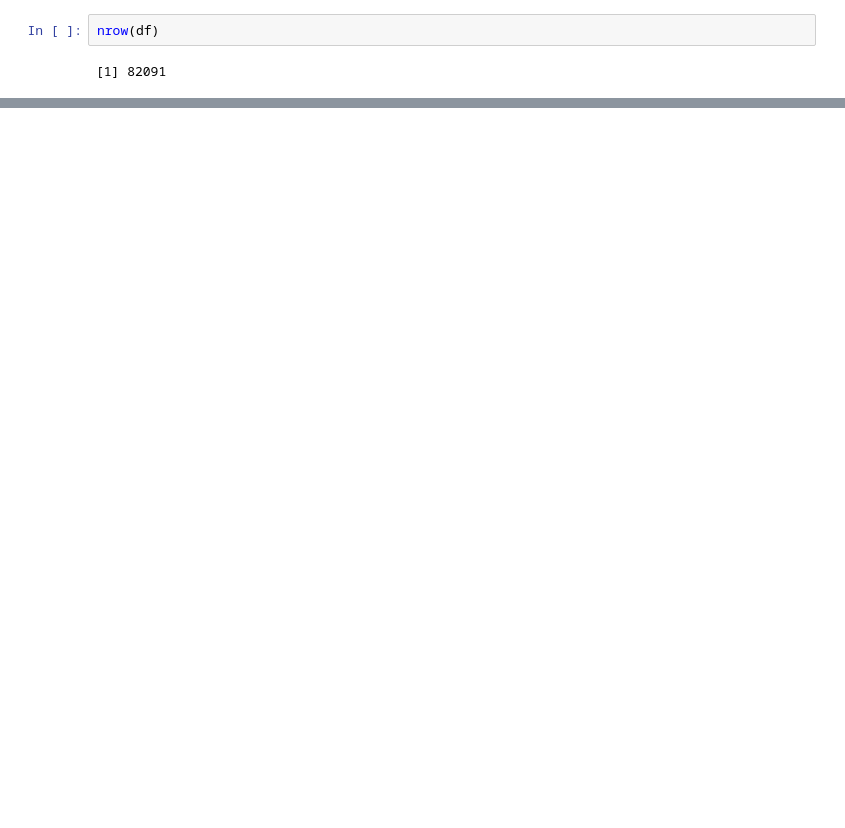
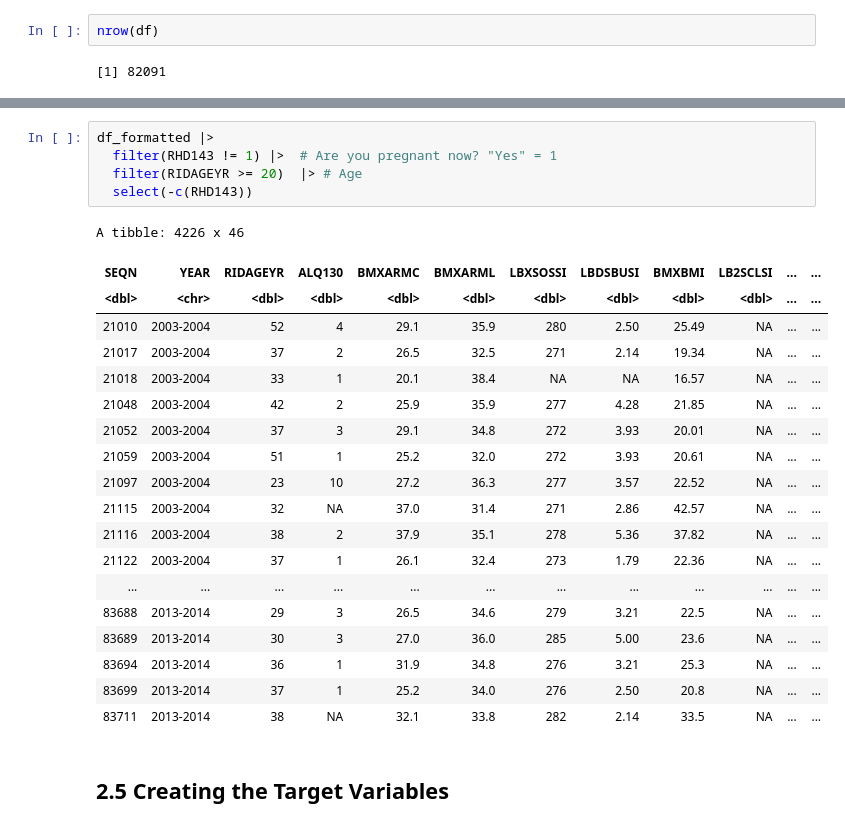
Before and after one commit to pipegalera/ml_diabetes, a Jupyter notebook: papers/Dinh et al. (2019)/R_replicate_Dinh.ipynb, the cells around one changed output, grey strips where cells are left out. Saved outputs shown, nothing was run; the diff lists cells and outputs as text; blank space fills up the shorter version.

```diff
--- a/papers/Dinh et al. (2019)/R_replicate_Dinh.ipynb
+++ b/papers/Dinh et al. (2019)/R_replicate_Dinh.ipynb
@@ -355,0 +493,27 @@ normalize_columns <- function(master, columns) {
+# %%
+df_formatted |>
+  filter(RHD143 != 1) |>  # Are you pregnant now? "Yes" = 1
+  filter(RIDAGEYR >= 20)  |> # Age
+  select(-c(RHD143))
+# %% [output]
+A tibble: 4226 x 46
+| SEQN | YEAR | RIDAGEYR | ALQ130 | BMXARMC | BMXARML | LBXSOSSI | LBDSBUSI | BMXBMI | LB2SCLSI | ... | ... |
+| <dbl> | <chr> | <dbl> | <dbl> | <dbl> | <dbl> | <dbl> | <dbl> | <dbl> | <dbl> | ... | ... |
+| 21010 | 2003-2004 | 52 | 4 | 29.1 | 35.9 | 280 | 2.50 | 25.49 | NA | ... | ... |
+| 21017 | 2003-2004 | 37 | 2 | 26.5 | 32.5 | 271 | 2.14 | 19.34 | NA | ... | ... |
+| 21018 | 2003-2004 | 33 | 1 | 20.1 | 38.4 | NA | NA | 16.57 | NA | ... | ... |
+| 21048 | 2003-2004 | 42 | 2 | 25.9 | 35.9 | 277 | 4.28 | 21.85 | NA | ... | ... |
+| 21052 | 2003-2004 | 37 | 3 | 29.1 | 34.8 | 272 | 3.93 | 20.01 | NA | ... | ... |
+| 21059 | 2003-2004 | 51 | 1 | 25.2 | 32.0 | 272 | 3.93 | 20.61 | NA | ... | ... |
+| 21097 | 2003-2004 | 23 | 10 | 27.2 | 36.3 | 277 | 3.57 | 22.52 | NA | ... | ... |
+| 21115 | 2003-2004 | 32 | NA | 37.0 | 31.4 | 271 | 2.86 | 42.57 | NA | ... | ... |
+| 21116 | 2003-2004 | 38 | 2 | 37.9 | 35.1 | 278 | 5.36 | 37.82 | NA | ... | ... |
+| 21122 | 2003-2004 | 37 | 1 | 26.1 | 32.4 | 273 | 1.79 | 22.36 | NA | ... | ... |
+| ... | ... | ... | ... | ... | ... | ... | ... | ... | ... | ... | ... |
+| 83688 | 2013-2014 | 29 | 3 | 26.5 | 34.6 | 279 | 3.21 | 22.5 | NA | ... | ... |
+| 83689 | 2013-2014 | 30 | 3 | 27.0 | 36.0 | 285 | 5.00 | 23.6 | NA | ... | ... |
+| 83694 | 2013-2014 | 36 | 1 | 31.9 | 34.8 | 276 | 3.21 | 25.3 | NA | ... | ... |
+| 83699 | 2013-2014 | 37 | 1 | 25.2 | 34.0 | 276 | 2.50 | 20.8 | NA | ... | ... |
+| 83711 | 2013-2014 | 38 | NA | 32.1 | 33.8 | 282 | 2.14 | 33.5 | NA | ... | ... |
+# %% [markdown]
+## 2.5 Creating the  Target Variables
```
Also changed, not shown: parts of 54 cells of this notebook, 1 other file.
